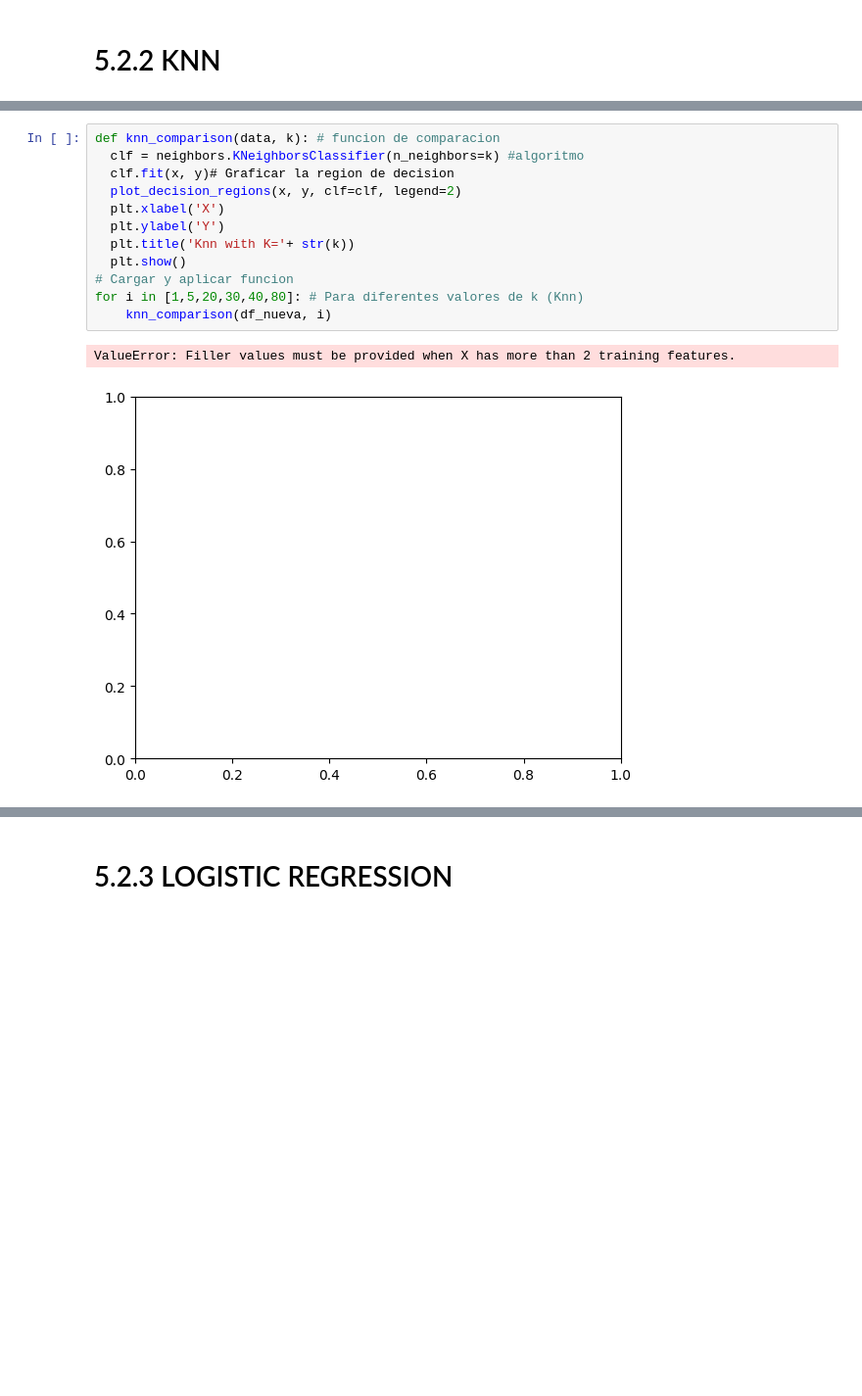
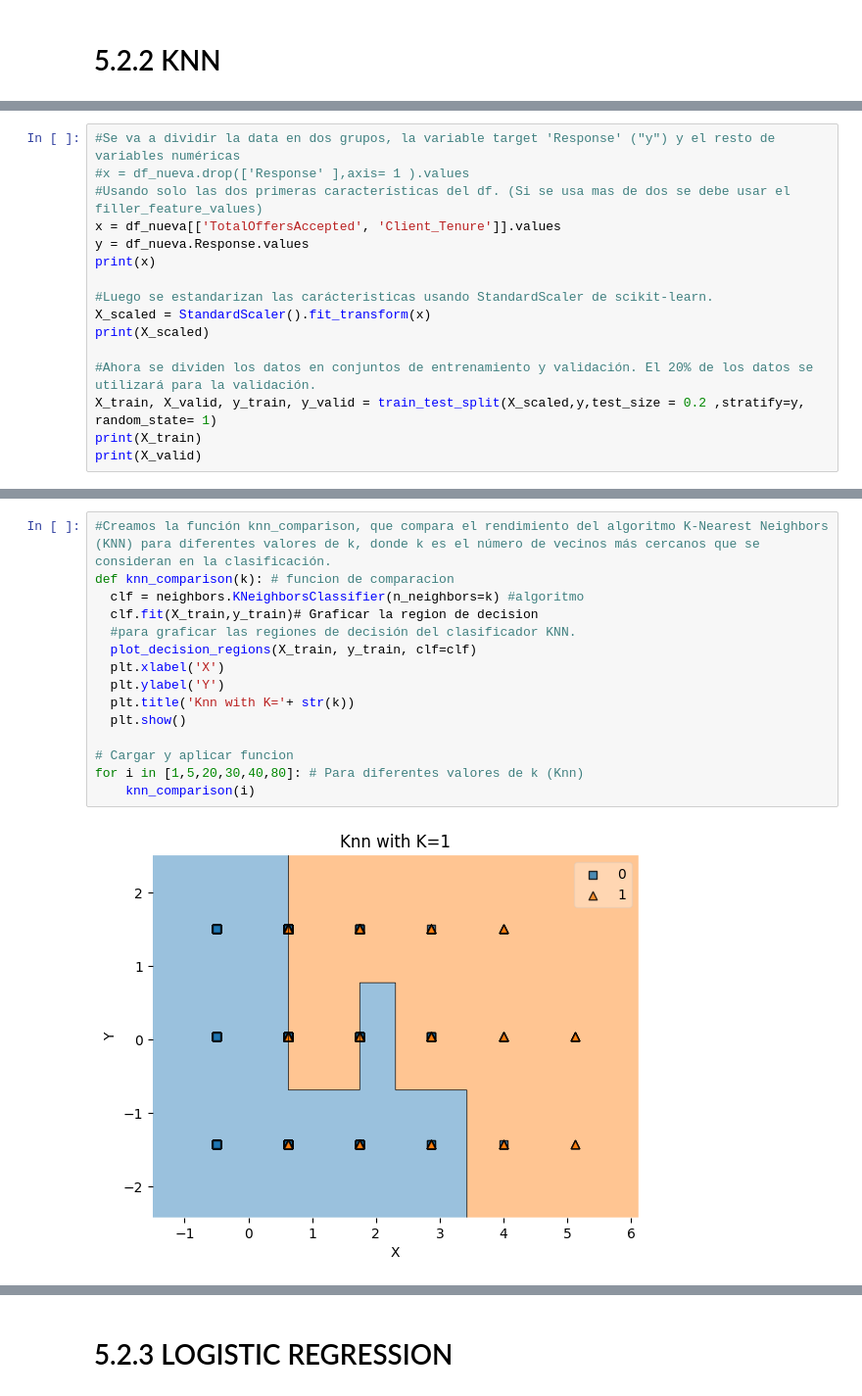
Before and after one commit to CaritoRamos/predictive-classification-model-in-python, a Jupyter notebook: ProyectoDS_AnaRamos.ipynb, the cells around one changed output, grey strips where cells are left out. Shown at 98% size. Saved outputs shown, nothing was run; the diff lists cells and outputs as text; blank space fills up the shorter version.

```diff
--- a/ProyectoDS_AnaRamos.ipynb
+++ b/ProyectoDS_AnaRamos.ipynb
@@ -2035,0 +2057,16 @@ y = df_nueva.Response.values
+# %%
+#Se va a dividir la data en dos grupos, la variable target 'Response' ("y") y el resto de variables numéricas
+#x = df_nueva.drop(['Response' ],axis= 1 ).values
+#Usando solo las dos primeras características del df. (Si se usa mas de dos se debe usar el filler_feature_values)
+x = df_nueva[['TotalOffersAccepted', 'Client_Tenure']].values
+y = df_nueva.Response.values
+print(x)
+
+#Luego se estandarizan las carácteristicas usando StandardScaler de scikit-learn.
+X_scaled = StandardScaler().fit_transform(x)
+print(X_scaled)
+
+#Ahora se dividen los datos en conjuntos de entrenamiento y validación. El 20% de los datos se utilizará para la validación.
+X_train, X_valid, y_train, y_valid = train_test_split(X_scaled,y,test_size = 0.2 ,stratify=y, random_state= 1)
+print(X_train)
+print(X_valid)
@@ -2036,15 +2091,17 @@ y = df_nueva.Response.values
 # %%
-def knn_comparison(data, k): # funcion de comparacion
+#Creamos la función knn_comparison, que compara el rendimiento del algoritmo K-Nearest Neighbors (KNN) para diferentes valores de k, donde k es el número de vecinos más cercanos que se consideran en la clasificación.
+def knn_comparison(k): # funcion de comparacion
   clf = neighbors.KNeighborsClassifier(n_neighbors=k) #algoritmo
-  clf.fit(x, y)# Graficar la region de decision
-  plot_decision_regions(x, y, clf=clf, legend=2)
+  clf.fit(X_train,y_train)# Graficar la region de decision
+  #para graficar las regiones de decisión del clasificador KNN.
+  plot_decision_regions(X_train, y_train, clf=clf)
   plt.xlabel('X')
   plt.ylabel('Y')
   plt.title('Knn with K='+ str(k))
   plt.show()
+
 # Cargar y aplicar funcion
 for i in [1,5,20,30,40,80]: # Para diferentes valores de k (Knn)
-    knn_comparison(df_nueva, i)
+    knn_comparison(i)
 # %% [output]
-ValueError: Filler values must be provided when X has more than 2 training features.
-[figure, old version]
+[figure, new version]
```
Also changed, not shown: parts of 18 cells of this notebook.
